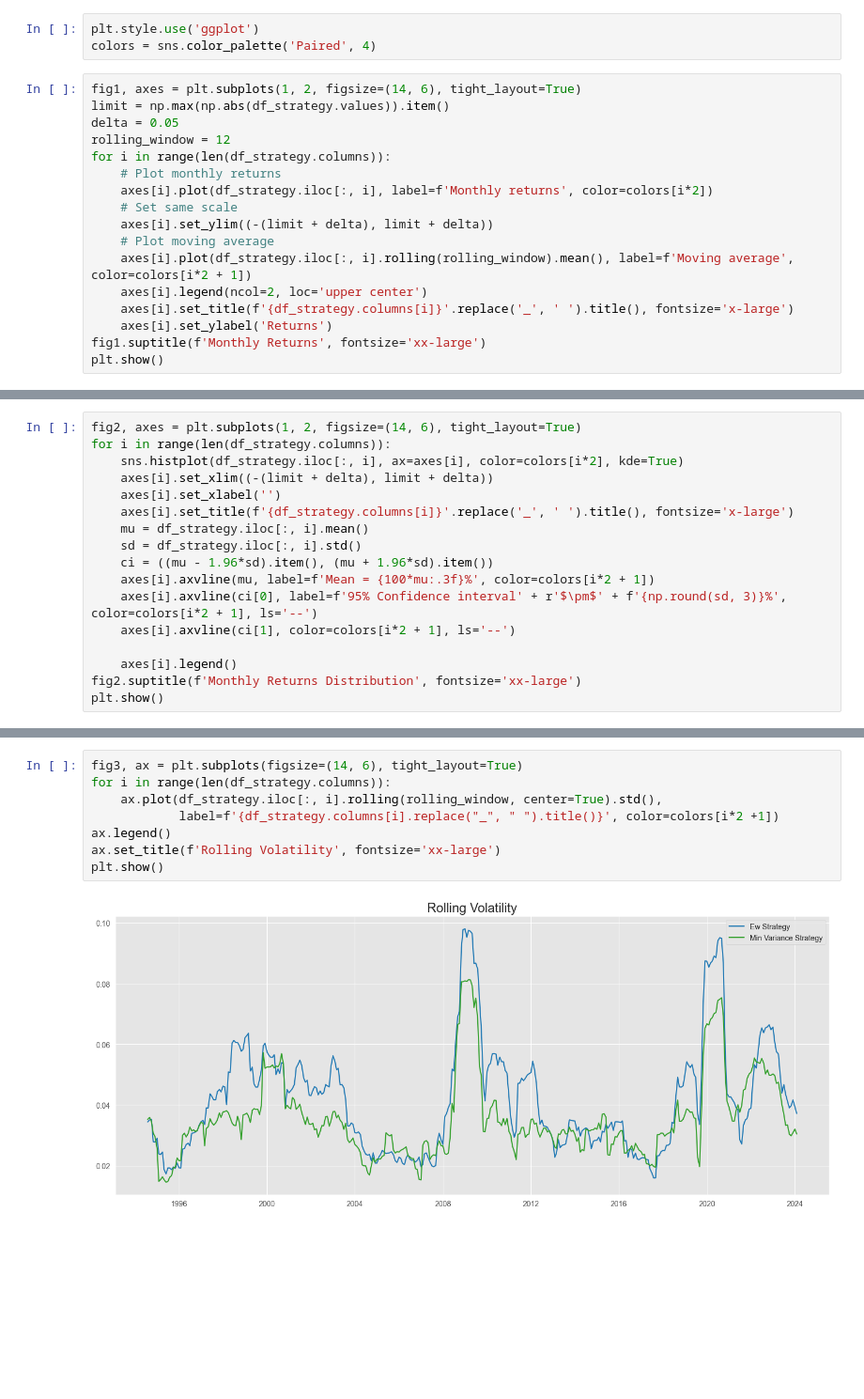
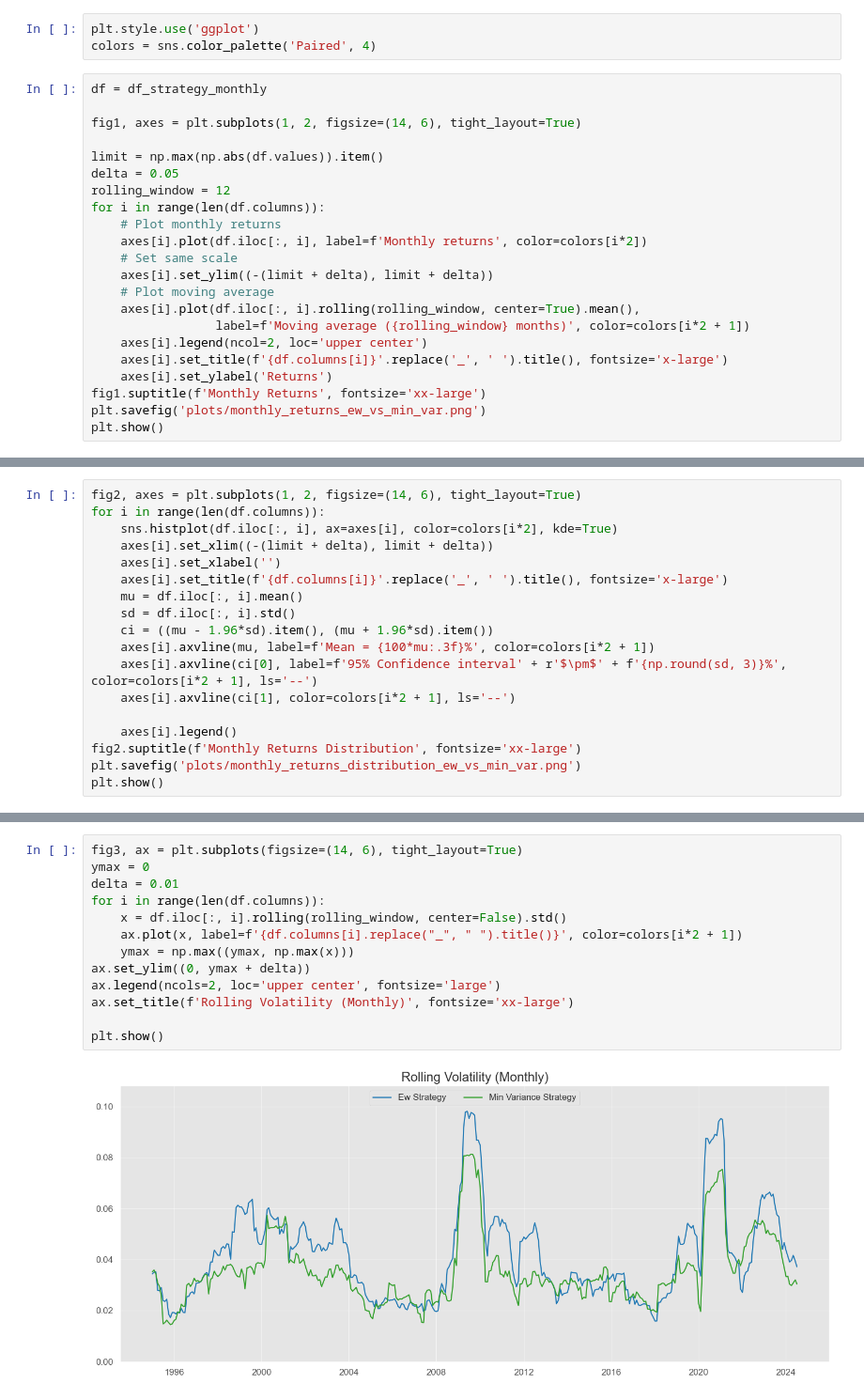
Before and after one commit to iltramont/MASTER_THESIS, a Jupyter notebook: run_strategies.ipynb, the cells around one changed output, grey strips where cells are left out. Shown at 94% size. Drawn from its saved outputs; the diff is of its cells as text; blank space fills up the shorter version.

```diff
--- a/run_strategies.ipynb
+++ b/run_strategies.ipynb
@@ -78,20 +77,25 @@ df_strategy_cumret = (df_strategy + 1).cumprod() - 1
 plt.style.use('ggplot')
 colors = sns.color_palette('Paired', 4)
 # %%
+df = df_strategy_monthly
+
 fig1, axes = plt.subplots(1, 2, figsize=(14, 6), tight_layout=True)
-limit = np.max(np.abs(df_strategy.values)).item()
+
+limit = np.max(np.abs(df.values)).item()
 delta = 0.05
 rolling_window = 12
-for i in range(len(df_strategy.columns)):
+for i in range(len(df.columns)):
     # Plot monthly returns
-    axes[i].plot(df_strategy.iloc[:, i], label=f'Monthly returns', color=colors[i*2])
+    axes[i].plot(df.iloc[:, i], label=f'Monthly returns', color=colors[i*2])
     # Set same scale
     axes[i].set_ylim((-(limit + delta), limit + delta))
     # Plot moving average
-    axes[i].plot(df_strategy.iloc[:, i].rolling(rolling_window).mean(), label=f'Moving average', color=colors[i*2 + 1])
+    axes[i].plot(df.iloc[:, i].rolling(rolling_window, center=True).mean(),
+                 label=f'Moving average ({rolling_window} months)', color=colors[i*2 + 1])
     axes[i].legend(ncol=2, loc='upper center')
-    axes[i].set_title(f'{df_strategy.columns[i]}'.replace('_', ' ').title(), fontsize='x-large')
+    axes[i].set_title(f'{df.columns[i]}'.replace('_', ' ').title(), fontsize='x-large')
     axes[i].set_ylabel('Returns')
 fig1.suptitle(f'Monthly Returns', fontsize='xx-large')
+plt.savefig('plots/monthly_returns_ew_vs_min_var.png')
 plt.show()
 # %% [output]
@@ -99,12 +103,12 @@ plt.show()
 # %%
 fig2, axes = plt.subplots(1, 2, figsize=(14, 6), tight_layout=True)
-for i in range(len(df_strategy.columns)):
-    sns.histplot(df_strategy.iloc[:, i], ax=axes[i], color=colors[i*2], kde=True)
+for i in range(len(df.columns)):
+    sns.histplot(df.iloc[:, i], ax=axes[i], color=colors[i*2], kde=True)
     axes[i].set_xlim((-(limit + delta), limit + delta))
     axes[i].set_xlabel('')
-    axes[i].set_title(f'{df_strategy.columns[i]}'.replace('_', ' ').title(), fontsize='x-large')
-    mu = df_strategy.iloc[:, i].mean()
-    sd = df_strategy.iloc[:, i].std()
+    axes[i].set_title(f'{df.columns[i]}'.replace('_', ' ').title(), fontsize='x-large')
+    mu = df.iloc[:, i].mean()
+    sd = df.iloc[:, i].std()
     ci = ((mu - 1.96*sd).item(), (mu + 1.96*sd).item())
     axes[i].axvline(mu, label=f'Mean = {100*mu:.3f}%', color=colors[i*2 + 1])
     axes[i].axvline(ci[0], label=f'95% Confidence interval' + r'$\pm$' + f'{np.round(sd, 3)}%', color=colors[i*2 + 1], ls='--')
@@ -112,5 +116,6 @@ for i in range(len(df_strategy.columns)):
 
     axes[i].legend()
 fig2.suptitle(f'Monthly Returns Distribution', fontsize='xx-large')
+plt.savefig('plots/monthly_returns_distribution_ew_vs_min_var.png')
 plt.show()
 # %% [output]
@@ -118,10 +123,15 @@ plt.show()
 # %%
 fig3, ax = plt.subplots(figsize=(14, 6), tight_layout=True)
-for i in range(len(df_strategy.columns)):
-    ax.plot(df_strategy.iloc[:, i].rolling(rolling_window, center=True).std(),
-            label=f'{df_strategy.columns[i].replace("_", " ").title()}', color=colors[i*2 +1])
-ax.legend()
-ax.set_title(f'Rolling Volatility', fontsize='xx-large')
+ymax = 0
+delta = 0.01
+for i in range(len(df.columns)):
+    x = df.iloc[:, i].rolling(rolling_window, center=False).std()
+    ax.plot(x, label=f'{df.columns[i].replace("_", " ").title()}', color=colors[i*2 + 1])
+    ymax = np.max((ymax, np.max(x)))
+ax.set_ylim((0, ymax + delta))
+ax.legend(ncols=2, loc='upper center', fontsize='large')
+ax.set_title(f'Rolling Volatility (Monthly)', fontsize='xx-large')
+
 plt.show()
 # %% [output]
-[figure, old version]
+[figure, new version]
```
Also changed, not shown: parts of 11 cells of this notebook, 4 other files.
